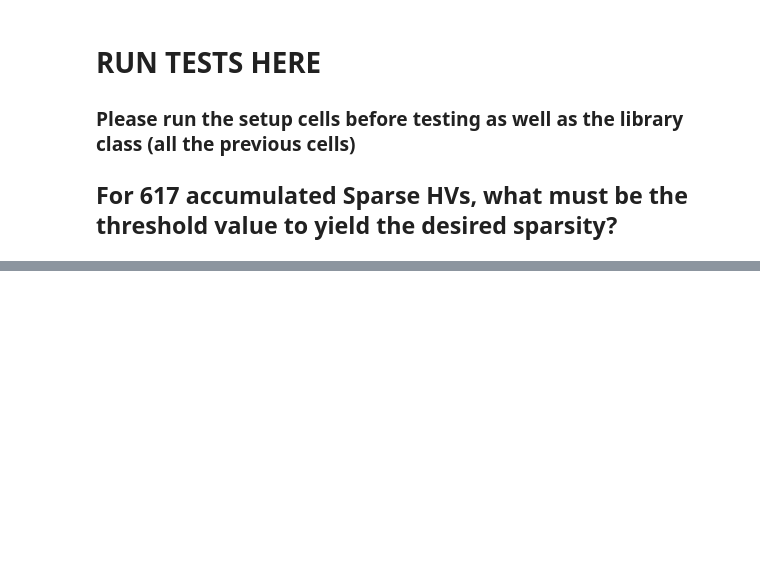
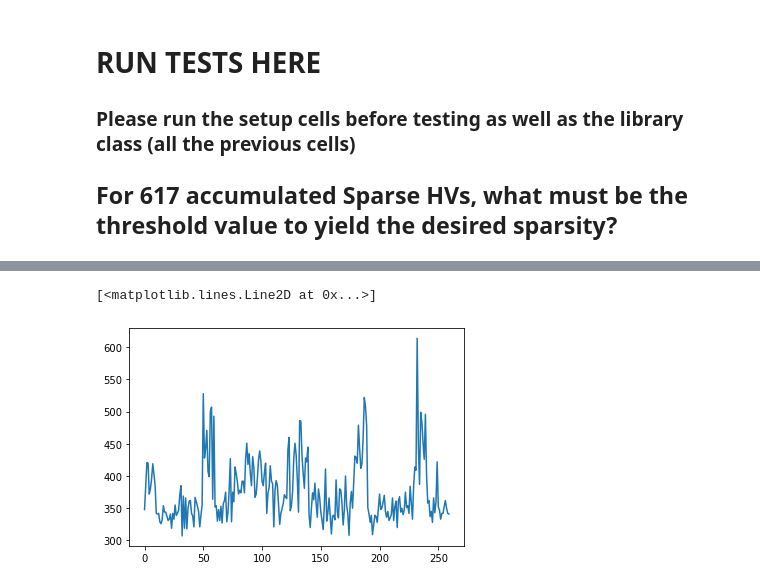
Before and after one commit to regonzalez26/sparse_hdc, a Jupyter notebook: encoding_threshold_test.ipynb, the cells around one changed output, grey strips where cells are left out. Saved outputs shown, nothing was run; the diff lists cells and outputs as text; code cells hidden in the pictures; blank space fills up the shorter version.

```diff
--- a/encoding_threshold_test.ipynb
+++ b/encoding_threshold_test.ipynb
@@ -283,0 +288,11 @@ plot_sparsity_vs_encoding_threshold(encoder=encoder, test_class_rows=test_class_
+# %%
+no_of_ones = []
+encoder = setup_feature_encoder(dim=10000, sparsity=0.05, percent_max_val=7/617, M=10)
+for class_ in classes:
+    for row in test_class_rows[class_]:
+        no_of_ones.append( np.sum(encoder.encode(row)) )
+
+plt.plot(no_of_ones)
+# %% [output]
+[<matplotlib.lines.Line2D at 0x...>]
+[figure, added]
```
Also changed, not shown: parts of 2 cells of this notebook, 2 other files.
